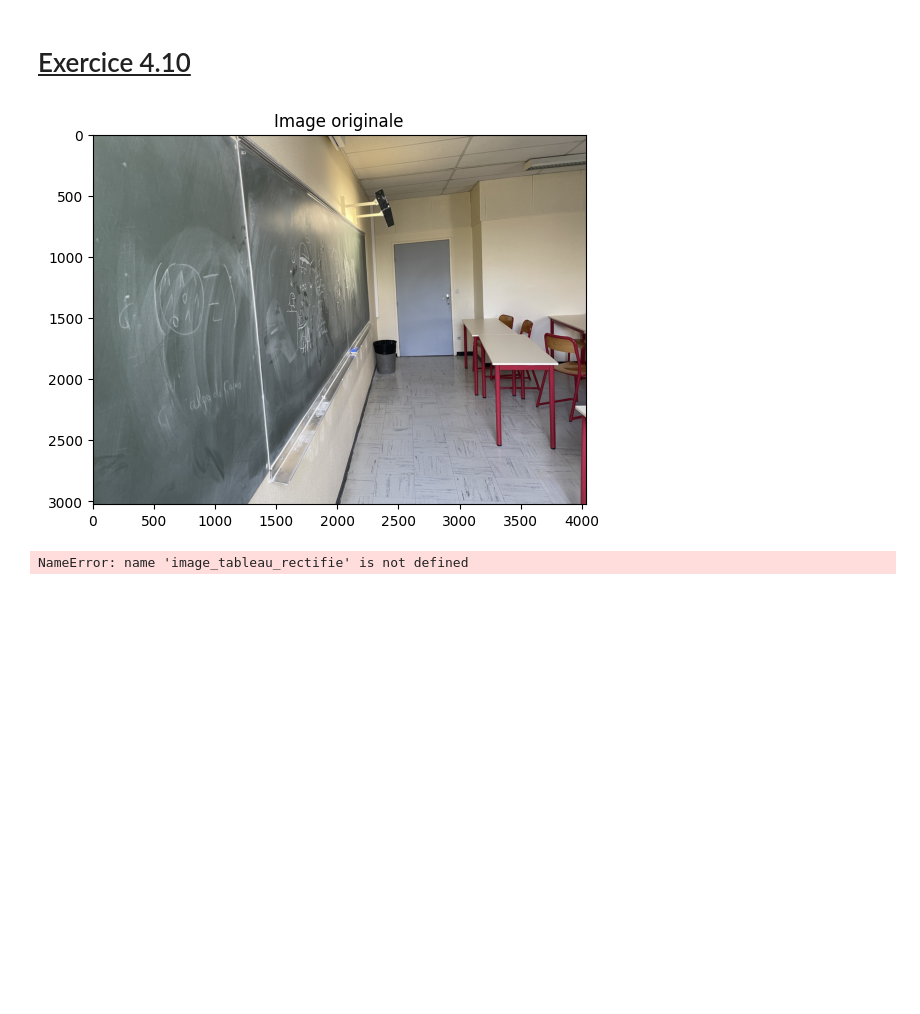
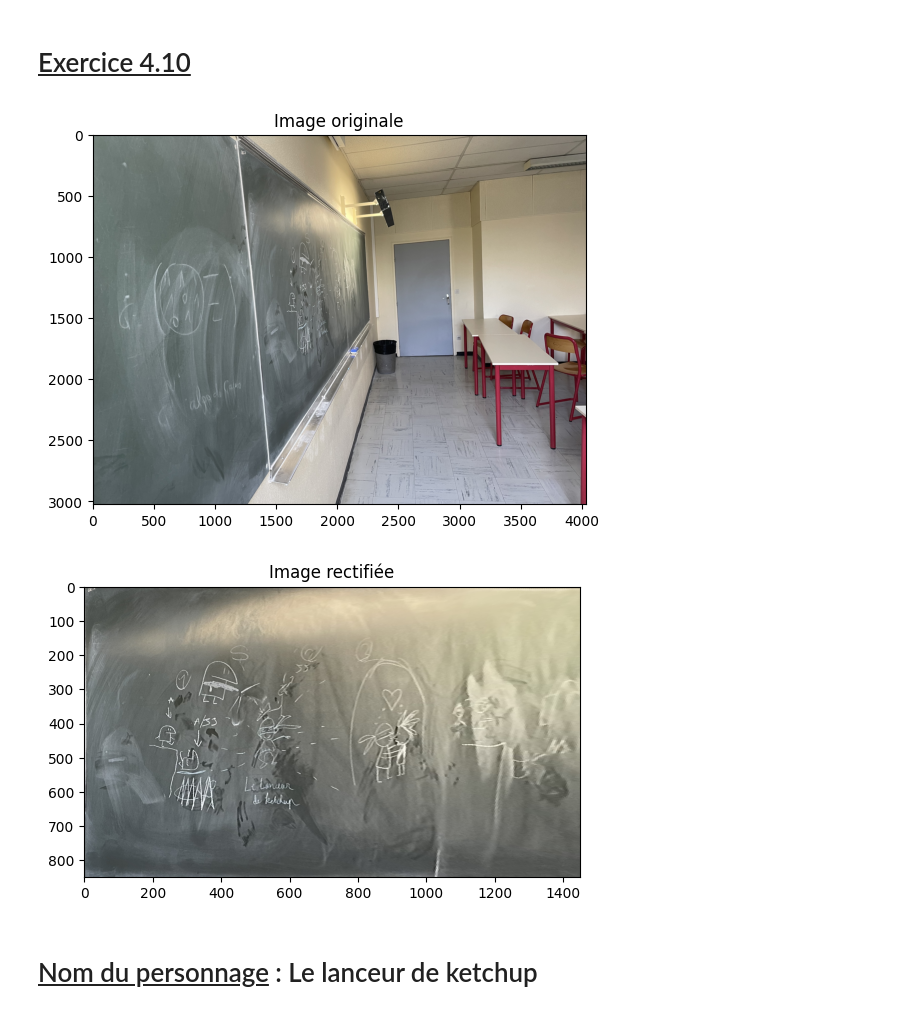
Before and after one commit to LoKiseRaven/Cours, a Jupyter notebook: Maths3D/TP2/TP2.ipynb, the cells around one changed output. Saved outputs shown, nothing was run; the diff lists cells and outputs as text; code cells hidden in the pictures; blank space fills up the shorter version.

```diff
--- a/Maths3D/TP2/TP2.ipynb
+++ b/Maths3D/TP2/TP2.ipynb
@@ -223,33 +245,33 @@ plt.show()
 # %%
-def rectification_projective_A4(p_1, p_2, p_3, p_4, image):
-    nouvelle_image = np.zeros((594, 420, 3), dtype=np.uint8)
+def rectification_projective_tableau(p_1, p_2, p_3, p_4, image):
     nouvelle_image = np.zeros((850, 1450, 3), dtype=np.uint8)
 
-
-    # P = matrice_passage(p_1, p_2, p_3, p_4, [0, 0], [0, 593], [419, 0 ], [419, 593])
-    # P = matrice_passage(p_1, p_2, p_3, p_4, [0, 0], [0, 593], [419, 0 ], [419, 593])
+    P = matrice_passage(p_1, p_2, p_3, p_4, [0, 0], [0, 849], [1449, 0 ], [1449, 849])
 
 
-    for i in range(594):
-        for j in range(420):
+    for i in range(850):
+        for j in range(1450):
             x, y = g(j, i, np.linalg.inv(P))
             if 0 <= x < image.shape[1] and 0 <= y < image.shape[0]:
                 if 0 <= i < nouvelle_image.shape[0] and 0 <= j < nouvelle_image.shape[1]:
                     nouvelle_image[i, j] = image[int(x), int(y)]
 
     return nouvelle_image
 
 
 image_tableau = plt.imread("tableau.jpg")
 plt.imshow(image_tableau)
 plt.title("Image originale")
 plt.show()
 
-image_tableau_rectifie = rectification_projective_A4([539, 37], [2718, 1285], [120, 1428], [1520, 2919], image)
+image_tableau_rectifie = rectification_projective_tableau([96, 1188], [2693, 1448], [744, 2103], [1617, 2175], image_tableau)
+
 
 plt.imshow(image_tableau_rectifie)
 plt.title("Image rectifiée")
 plt.show()
 # %% [output]
 [figure]
-NameError: name 'image_tableau_rectifie' is not defined
+[figure, added]
+# %% [markdown]
+# <u>Nom du personnage</u> : Le lanceur de ketchup
```
Also changed, not shown: parts of 3 cells of this notebook, 1 other file.
